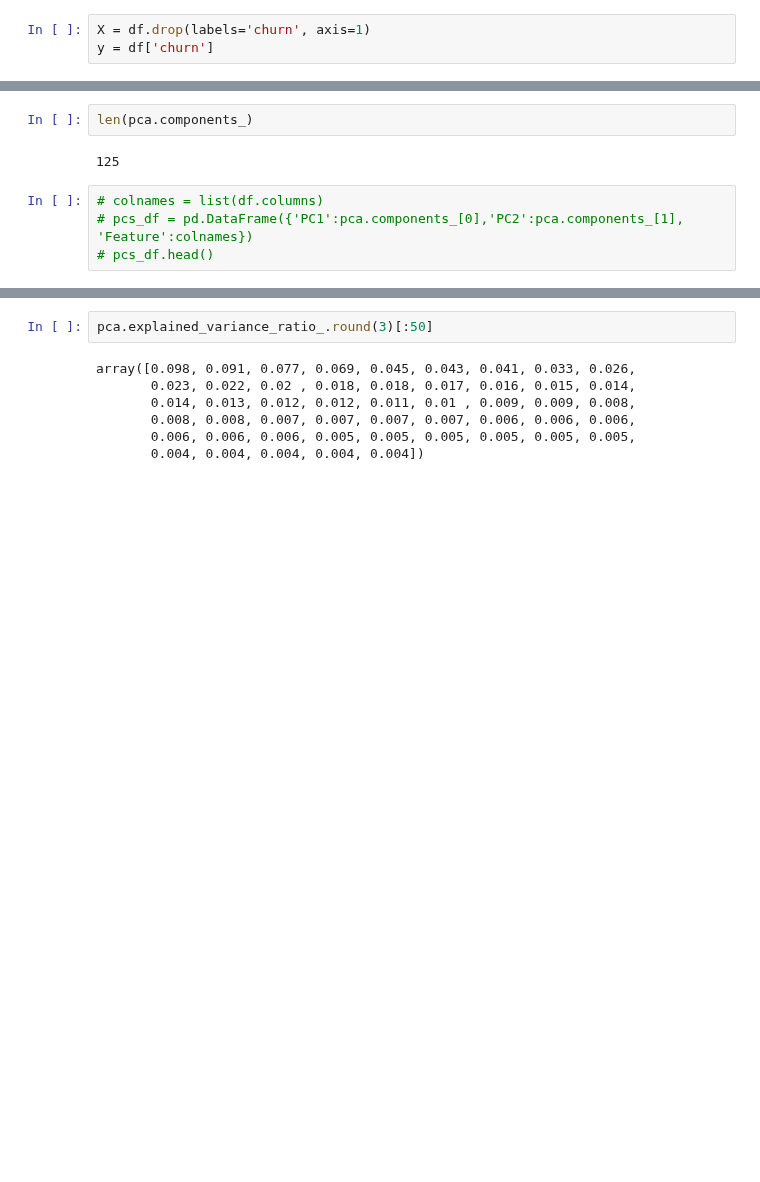
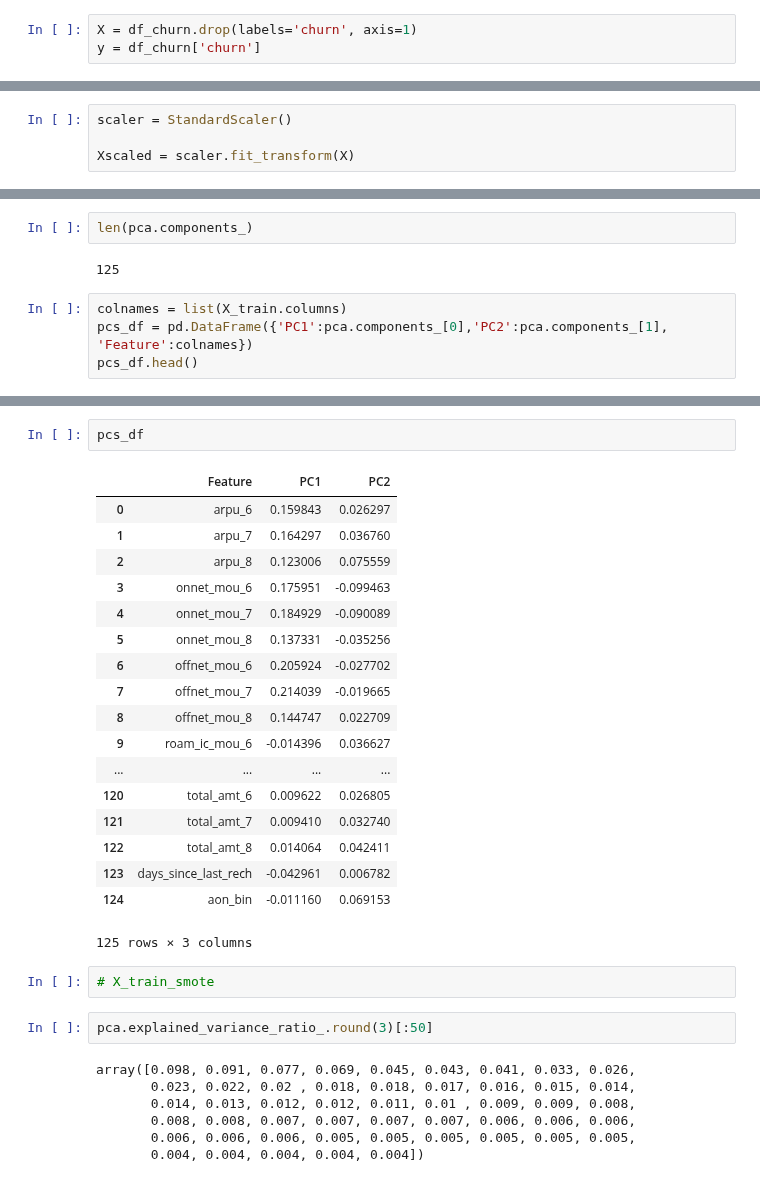
Before and after one commit to vamsigp/IIIT-B, a Jupyter notebook: 1. Statistics and Machine Learning/GP1. Telecom CaseStudy/v2.ipynb, the cells around one changed output, grey strips where cells are left out. Drawn from its saved outputs; the diff is of its cells as text; blank space fills up the shorter version.

```diff
--- a/1. Statistics and Machine Learning/GP1. Telecom CaseStudy/v2.ipynb
+++ b/1. Statistics and Machine Learning/GP1. Telecom CaseStudy/v2.ipynb
@@ -696,3 +428,3 @@ df.drop(labels='mobile_number', axis=1, inplace=True)
 # %%
-X = df.drop(labels='churn', axis=1)
-y = df['churn']
+X = df_churn.drop(labels='churn', axis=1)
+y = df_churn['churn']
@@ -729,0 +473,4 @@ Xscaled = scaler.transform(X)
+# %%
+scaler = StandardScaler()
+
+Xscaled = scaler.fit_transform(X)
@@ -823,6 +581,6 @@ len(pca.components_)
 # %% [output]
 125
 # %%
-# colnames = list(df.columns)
-# pcs_df = pd.DataFrame({'PC1':pca.components_[0],'PC2':pca.components_[1], 'Feature':colnames})
-# pcs_df.head()
+colnames = list(X_train.columns)
+pcs_df = pd.DataFrame({'PC1':pca.components_[0],'PC2':pca.components_[1], 'Feature':colnames})
+pcs_df.head()
@@ -829,3 +605,26 @@ len(pca.components_)
+# %%
+pcs_df
+# %% [output]
+|  | Feature | PC1 | PC2 |
+| 0 | arpu_6 | 0.159843 | 0.026297 |
+| 1 | arpu_7 | 0.164297 | 0.036760 |
+| 2 | arpu_8 | 0.123006 | 0.075559 |
+| 3 | onnet_mou_6 | 0.175951 | -0.099463 |
+| 4 | onnet_mou_7 | 0.184929 | -0.090089 |
+| 5 | onnet_mou_8 | 0.137331 | -0.035256 |
+| 6 | offnet_mou_6 | 0.205924 | -0.027702 |
+| 7 | offnet_mou_7 | 0.214039 | -0.019665 |
+| 8 | offnet_mou_8 | 0.144747 | 0.022709 |
+| 9 | roam_ic_mou_6 | -0.014396 | 0.036627 |
+| ... | ... | ... | ... |
+| 120 | total_amt_6 | 0.009622 | 0.026805 |
+| 121 | total_amt_7 | 0.009410 | 0.032740 |
+| 122 | total_amt_8 | 0.014064 | 0.042411 |
+| 123 | days_since_last_rech | -0.042961 | 0.006782 |
+| 124 | aon_bin | -0.011160 | 0.069153 |
+125 rows × 3 columns
+# %%
+# X_train_smote
 # %%
 pca.explained_variance_ratio_.round(3)[:50]
 # %% [output]
```
Also changed, not shown: parts of 117 cells of this notebook, 4 other files.
